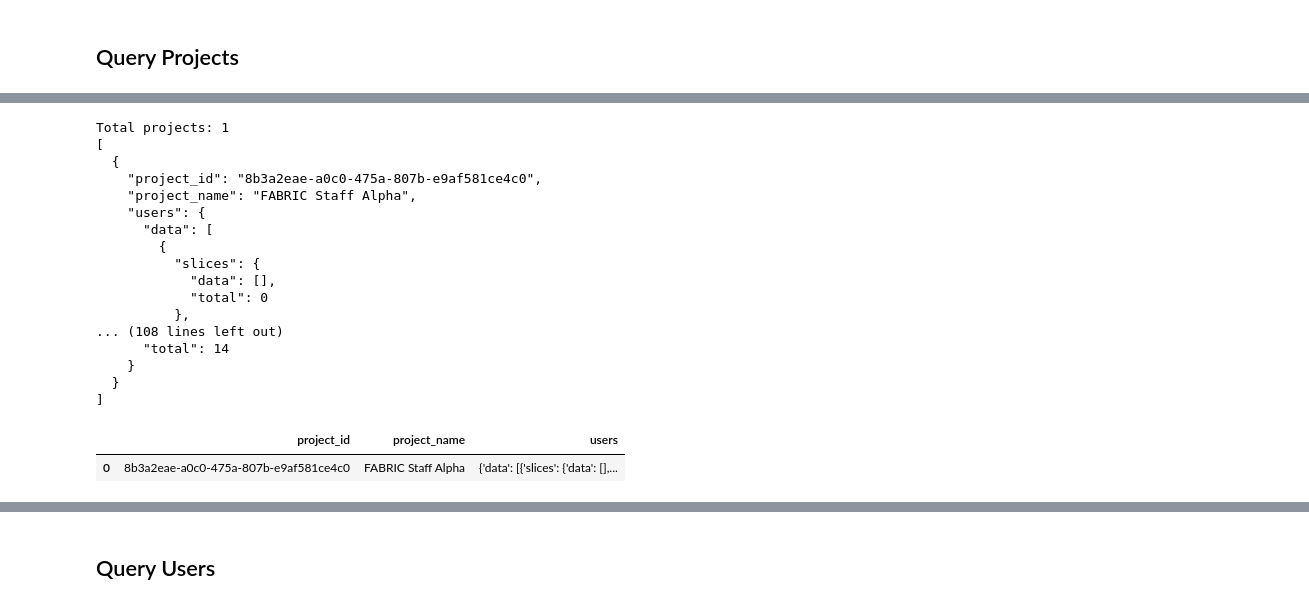
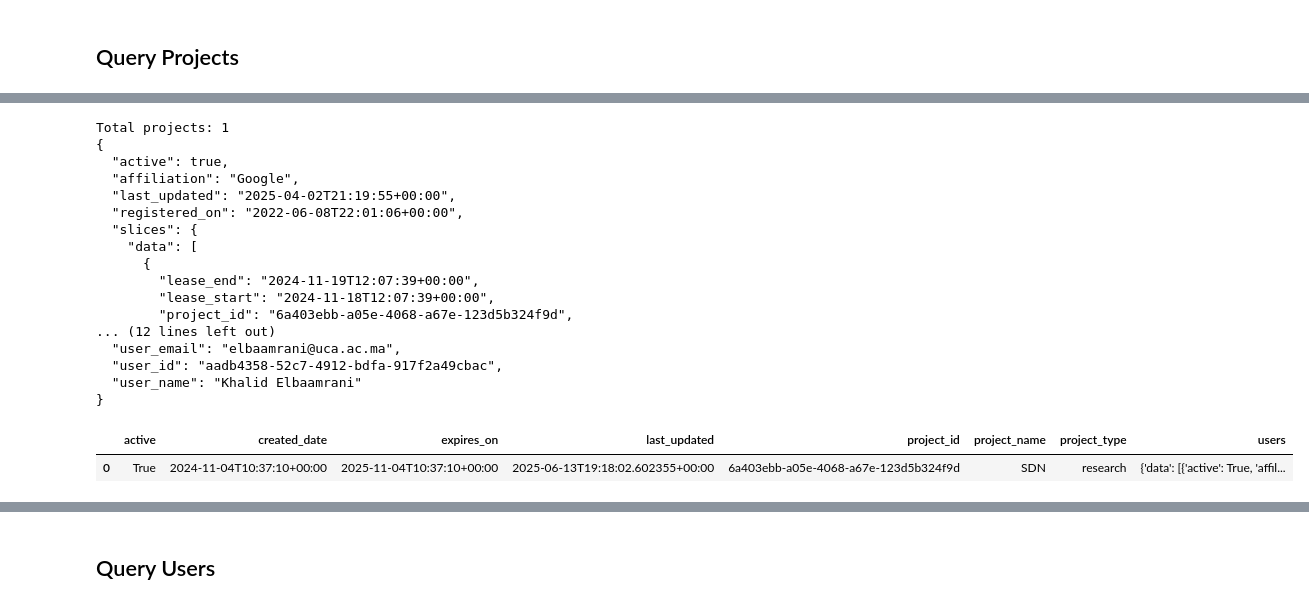
Before and after one commit to fabric-testbed/reports, a Jupyter notebook: tools/api_usage.ipynb, the cells around one changed output, grey strips where cells are left out. Saved outputs shown, nothing was run; the diff lists cells and outputs as text; code cells hidden in the pictures.

```diff
--- a/tools/api_usage.ipynb
+++ b/tools/api_usage.ipynb
@@ -12,8 +12,8 @@ import pandas as pd
 import matplotlib.pyplot as plt
 from dateutil.relativedelta import relativedelta
 
-#api =  ReportsApi(base_url="https://reports.fabric-testbed.net/reports", token_file="/Users/kthare10/work/id_token_prod.json")
-api =  ReportsApi(base_url="https://alpha-5.fabric-testbed.net/reports", token_file="/Users/kthare10/work/id_token_alpha.json")
+api =  ReportsApi(base_url="https://reports.fabric-testbed.net/reports", token_file="/Users/kthare10/work/id_token_prod.json")
+#api =  ReportsApi(base_url="https://alpha-5.fabric-testbed.net/reports", token_file="/Users/kthare10/work/id_token_beta.json")
 
 query_start=None
 
@@ -91,31 +83,33 @@ Total projects: 16
 # %%
 
-projects = api.query_projects(end_time=query_end, fetch_all=False, project_id="8b3a2eae-a0c0-475a-807b-e9af581ce4c0")
+projects = api.query_projects(project_id="6a403ebb-a05e-4068-a67e-123d5b324f9d")
 print(f"Total projects: {projects.get('total')}")
 projects_df = pd.DataFrame(projects.get('data'))
-json_data = json.dumps(projects_df.to_dict(orient='records'), indent=2)
-print(json_data)
+for u in projects.get('data')[0].get('users').get('data'):
+    print(json.dumps(u, indent=2))
+#json_data = json.dumps(projects_df.to_dict(orient='records'), indent=2)
+#print(json_data)
 display(projects_df)
 # %% [output]
 Total projects: 1
-[
-  {
-    "project_id": "8b3a2eae-a0c0-475a-807b-e9af581ce4c0",
-    "project_name": "FABRIC Staff Alpha",
-    "users": {
-      "data": [
-        {
-          "slices": {
-            "data": [],
-            "total": 0
-          },
-... (108 lines left out)
-      "total": 14
-    }
-  }
-]
+{
+  "active": true,
+  "affiliation": "Google",
+  "last_updated": "2025-04-02T21:19:55+00:00",
+  "registered_on": "2022-06-08T22:01:06+00:00",
+  "slices": {
+    "data": [
+      {
+        "lease_end": "2024-11-19T12:07:39+00:00",
+        "lease_start": "2024-11-18T12:07:39+00:00",
+        "project_id": "6a403ebb-a05e-4068-a67e-123d5b324f9d",
+... (12 lines left out)
+  "user_email": "elbaamrani@uca.ac.ma",
+  "user_id": "aadb4358-52c7-4912-bdfa-917f2a49cbac",
+  "user_name": "Khalid Elbaamrani"
+}
-|  | project_id | project_name | users |
-| 0 | 8b3a2eae-a0c0-475a-807b-e9af581ce4c0 | FABRIC Staff Alpha | {'data': [{'slices': {'data': [],... |
+|  | active | created_date | expires_on | last_updated | project_id | project_name | project_type | users |
+| 0 | True | 2024-11-04T10:37:10+00:00 | 2025-11-04T10:37:10+00:00 | 2025-06-13T19:18:02.602355+00:00 | 6a403ebb-a05e-4068-a67e-123d5b324f9d | SDN | research | {'data': [{'active': True, 'affil... |
 # %%
 print("Query All projects using SmartNIC in a time range")
 component_type="SmartNIC"
```
Also changed, not shown: parts of 10 cells of this notebook, 5 other files.
